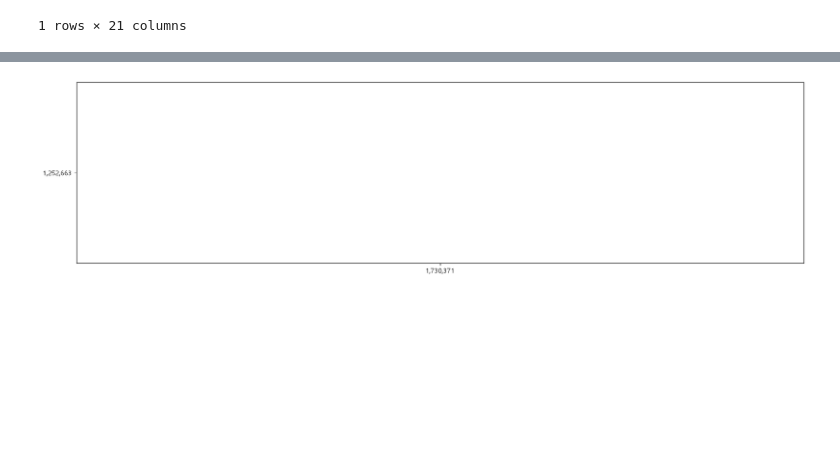
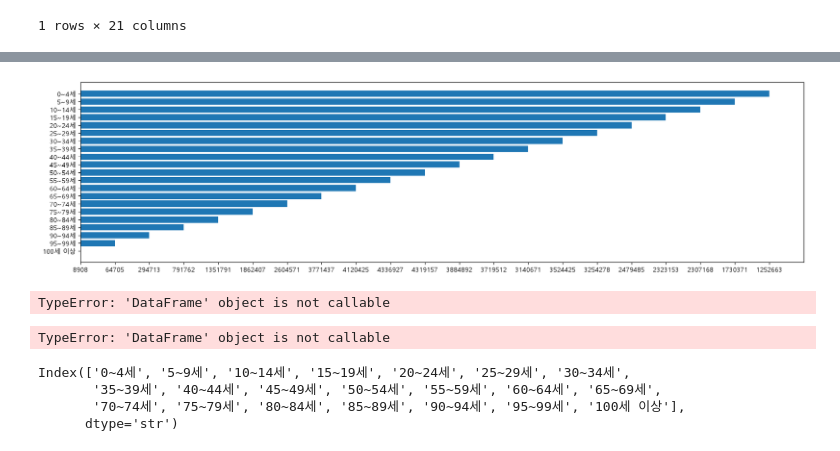
Before and after one commit to EPONINEE26/aix_data_0928, a Jupyter notebook: p1006/p1006_05.ipynb, the cells around one changed output, grey strips where cells are left out. Saved outputs shown, nothing was run; the diff lists cells and outputs as text; code cells hidden in the pictures; blank space fills up the shorter version.

Commit message:
data 분석

```diff
--- a/p1006/p1006_05.ipynb
+++ b/p1006/p1006_05.ipynb
@@ -46,16 +33,19 @@ idx=np.arange(len(df.iloc[0]))
 # %%
 # 막대그래프로 출력하시오.
 
-age = df.iloc[:, 0].values
-total = df.iloc[:, 1].values
+# age = df.columns.values
+# total = df.iloc[0].values
 
-x = age
-y = total
+age = df.iloc[0].index
+total = df.iloc[0].values
+
+x = age[::-1]
+y = total[::-1]
 
 plt.figure(figsize=(20, 5))  # 쉼표 구조 교정 완료
 plt.barh(x, y)
 
 plt.show()
 # %% [output]
-[figure, old version]
+[figure, new version]
 # %%
@@ -62,0 +57,15 @@ plt.show()
+# %%
+df(m_df)
+# %% [output]
+TypeError: 'DataFrame' object is not callable
+# %%
+df(w_df)
+# %% [output]
+TypeError: 'DataFrame' object is not callable
+# %%
+df.columns
+# %% [output]
+Index(['0~4세', '5~9세', '10~14세', '15~19세', '20~24세', '25~29세', '30~34세',
+       '35~39세', '40~44세', '45~49세', '50~54세', '55~59세', '60~64세', '65~69세',
+       '70~74세', '75~79세', '80~84세', '85~89세', '90~94세', '95~99세', '100세 이상'],
+      dtype='str')
```
Also changed, not shown: parts of 4 cells of this notebook, 9 other files.
